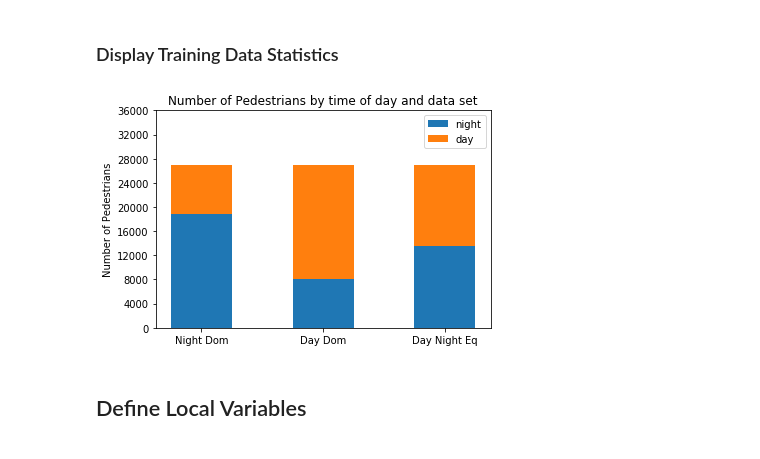
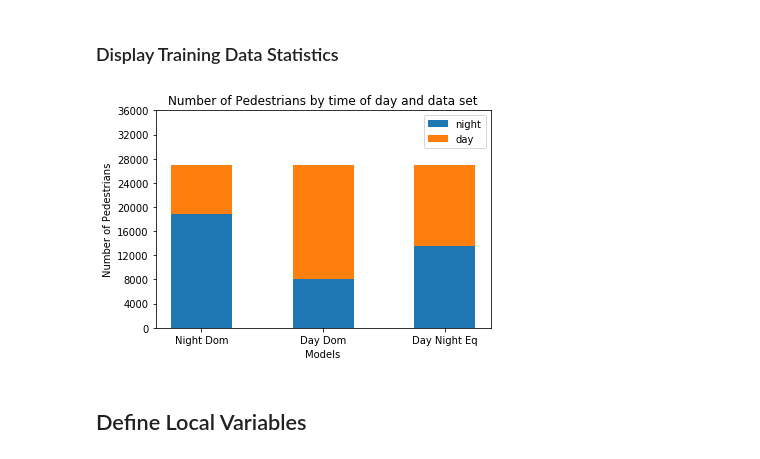
Before and after one commit to noya/strata-bias-demo, a Jupyter notebook: Bias_Detection.ipynb, the cells around one changed output. Saved outputs shown, nothing was run; the diff lists cells and outputs as text; code cells hidden in the pictures.

```diff
--- a/Bias_Detection.ipynb
+++ b/Bias_Detection.ipynb
@@ -31,21 +29,22 @@ import tutorial_util as utils
 # %%
 N = 3
 night_person = (18898, 8089, 13497)
 day_person = (8092, 18898, 13498)
 ind = np.arange(N)
 
 pnight = plt.bar(ind, night_person, width=0.5)
 pday = plt.bar(ind, day_person , width=0.5, bottom=night_person)
 
 plt.ylabel('Number of Pedestrians')
+plt.xlabel('Models')
 plt.title('Number of Pedestrians by time of day and data set')
 plt.xticks(ind, ('Night Dom', 'Day Dom', 'Day Night Eq'))
 plt.yticks(np.arange(0, 38000, 4000))
 plt.legend((pnight[0], pday[0]), ('night', 'day'))
 
 plt.show()
 # %% [output]
-[figure, old version]
+[figure, new version]
 # %% [markdown]
 ## Define Local Variables ##
 # %%
```
Also changed, not shown: parts of 9 cells of this notebook.
